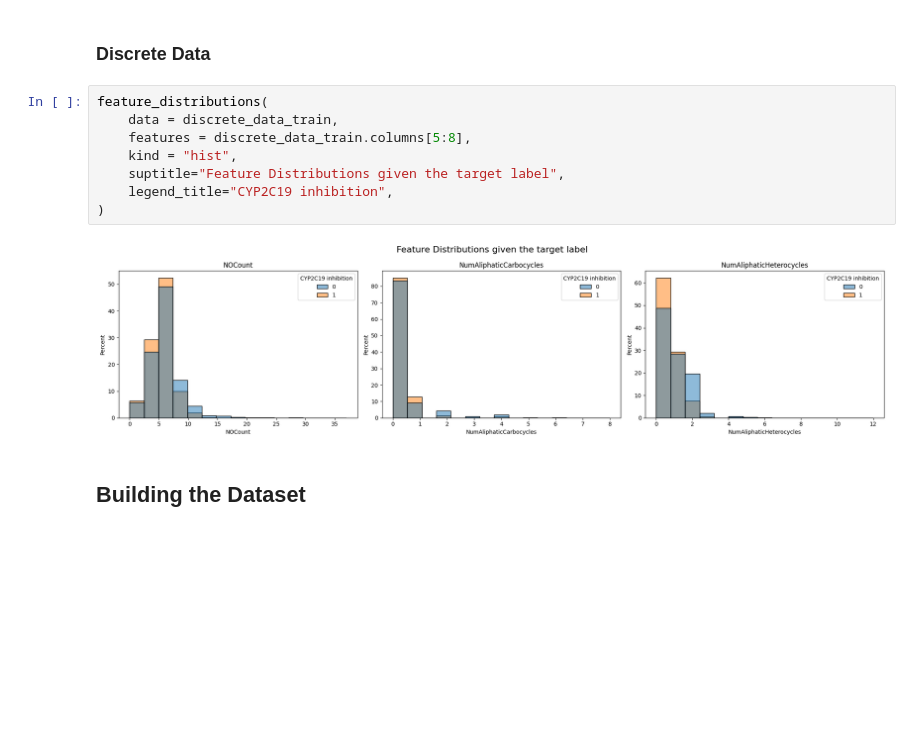
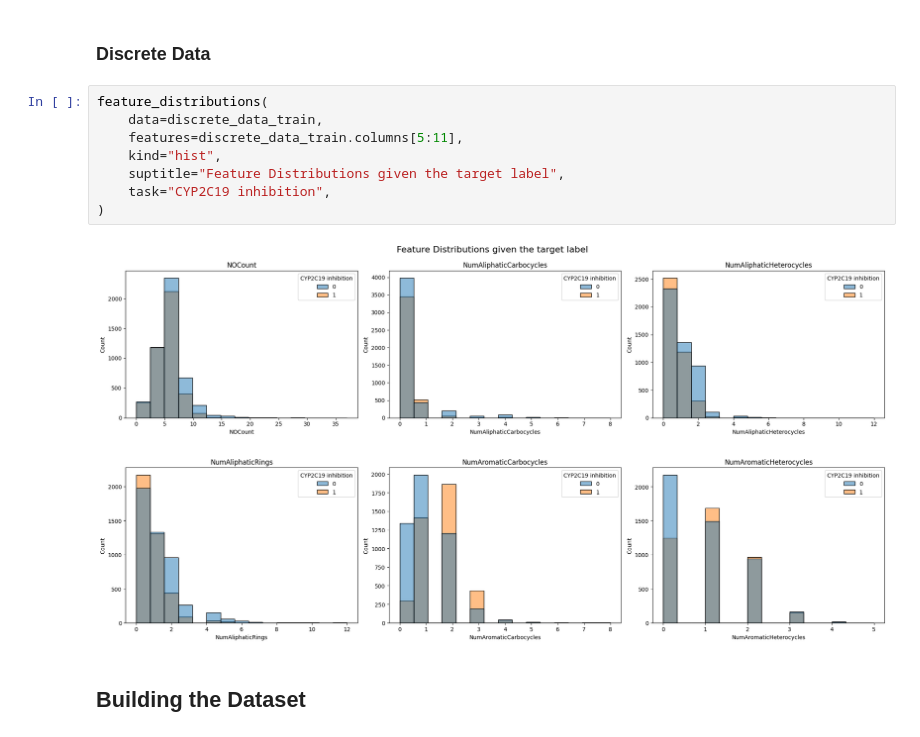
Before and after one commit to JonnaMat/CYP-inhibition, a Jupyter notebook: src/project.ipynb, the cells around one changed output. Drawn from its saved outputs; the diff is of its cells as text; blank space fills up the shorter version.

Commit message:
Add missing hist option to feature dist plot

```diff
--- a/src/project.ipynb
+++ b/src/project.ipynb
@@ -173,14 +173,15 @@ fig.write_html(f"data/{task.lower()}/descriptor_correlation.html")
 ### Discrete Data
 # %%
 feature_distributions(
-    data = discrete_data_train,
-    features = discrete_data_train.columns[5:8],
-    kind = "hist",
+    data=discrete_data_train,
+    features=discrete_data_train.columns[5:11],
+    kind="hist",
     suptitle="Feature Distributions given the target label",
-    legend_title="CYP2C19 inhibition",
+    task="CYP2C19 inhibition",
 )
 # %% [output]
-[figure, old version]
+[figure, new version]
+[figure, added]
 # %% [markdown]
 ## Building the Dataset
 # %%
```
Also changed, not shown: parts of 4 cells of this notebook, 1 other file.
